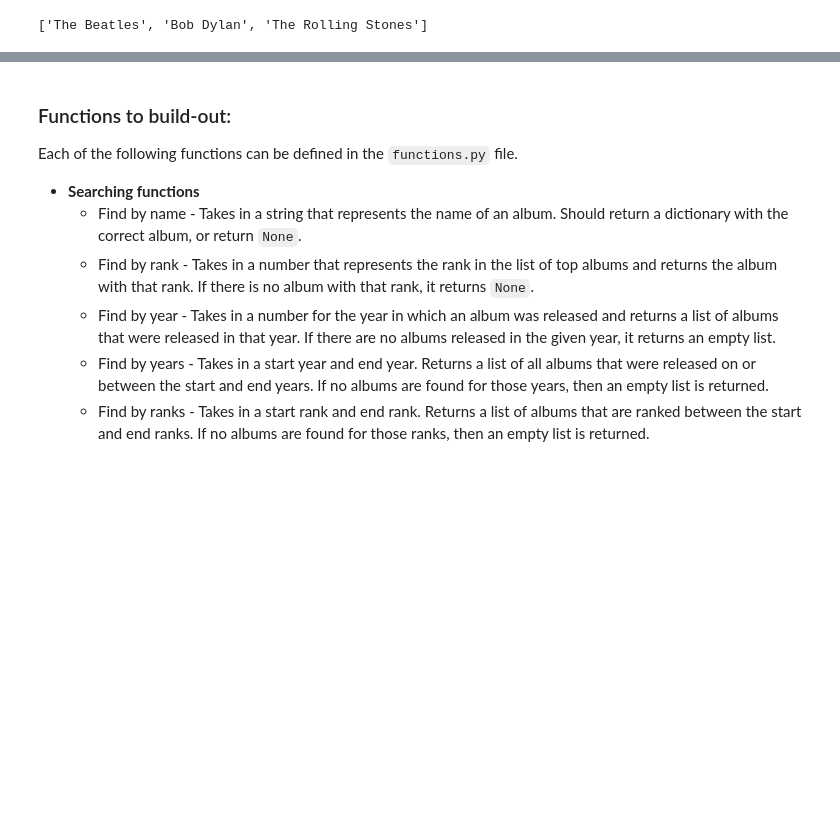
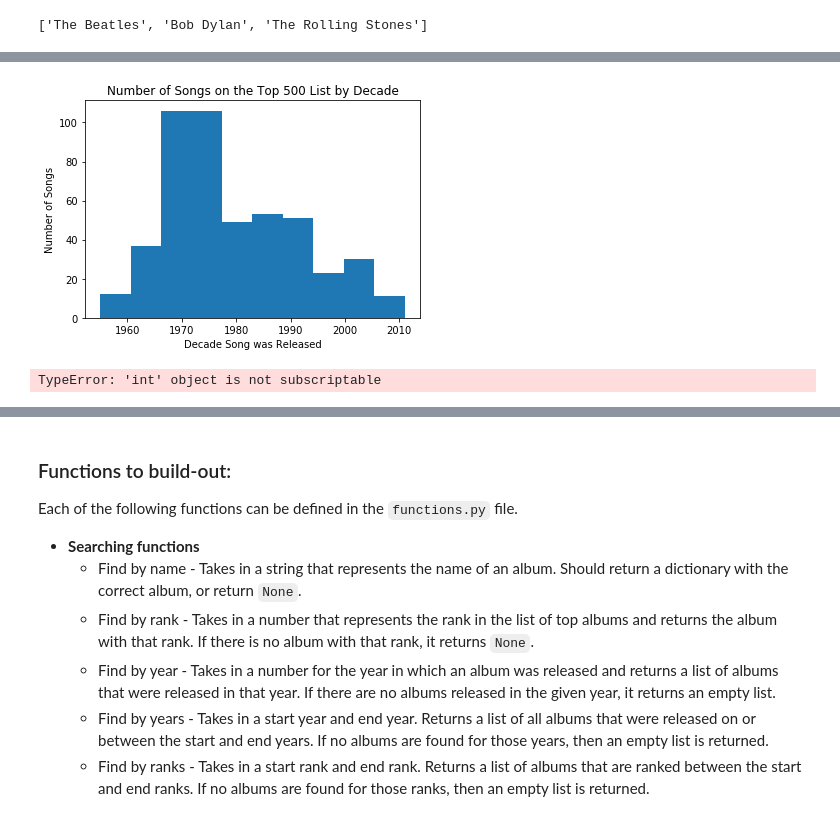
Before and after one commit to kathrinv/nyc-mhtn-ds-082619-lectures, a Jupyter notebook: Mod_1/rolling-stones/index_working_copy.ipynb, the cells around one changed output, grey strips where cells are left out. Drawn from its saved outputs; the diff is of its cells as text; code cells hidden in the pictures; blank space fills up the shorter version.

```diff
--- a/Mod_1/rolling-stones/index_working_copy.ipynb
+++ b/Mod_1/rolling-stones/index_working_copy.ipynb
@@ -282,0 +272,18 @@ most_frequent_word()
+# %%
+import matplotlib.pyplot as plt
+%matplotlib inline
+
+def albums_released_in_year():
+    year_list = []
+    for album in album_data:
+        year_list.append(int(album['year']))
+    return year_list
+
+year_freq = albums_released_in_year()
+plt.hist(year_freq, bins=10)
+plt.xlabel('Decade Song was Released')
+plt.ylabel('Number of Songs')
+plt.title('Number of Songs on the Top 500 List by Decade')
+plt.show()
+# %% [output]
+[figure, added]
@@ -283 +297,10 @@ most_frequent_word()
+# %%
+year_freq = histogram_decades(album_data)
+plt.hist(year_freq, bins=10)
+plt.xlabel('Decade Song was Released')
+plt.ylabel('Number of Songs')
+plt.title('Number of Songs on the Top 500 List by Decade')
+plt.show()
+# %% [output]
+TypeError: 'int' object is not subscriptable
 # %%
```
Also changed, not shown: parts of 47 cells of this notebook, 2 other files.
